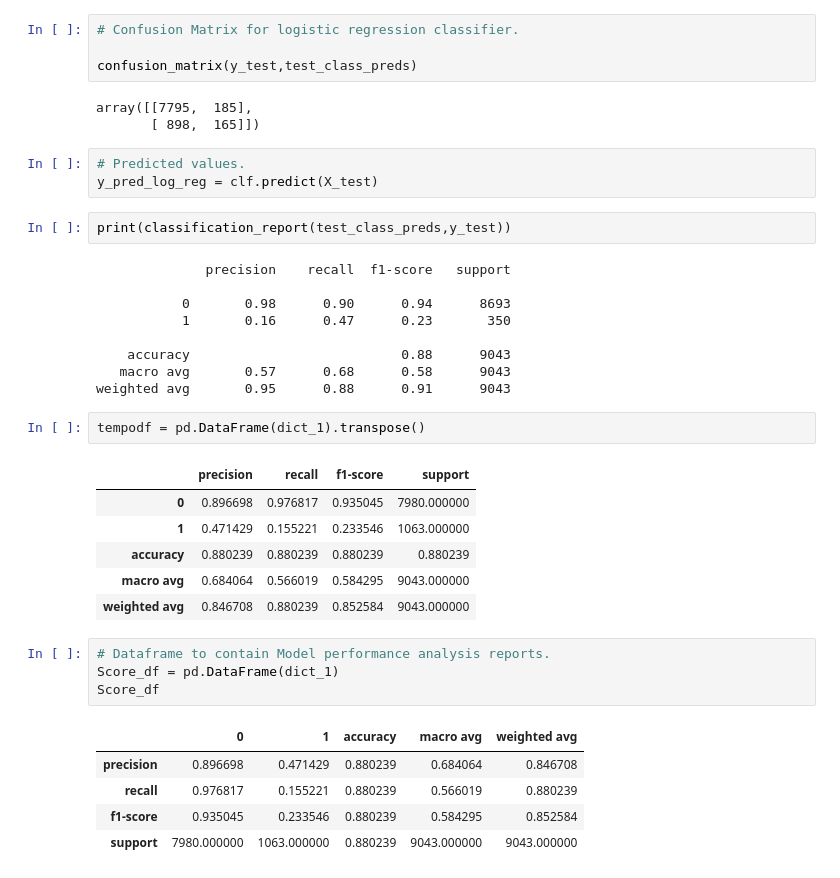
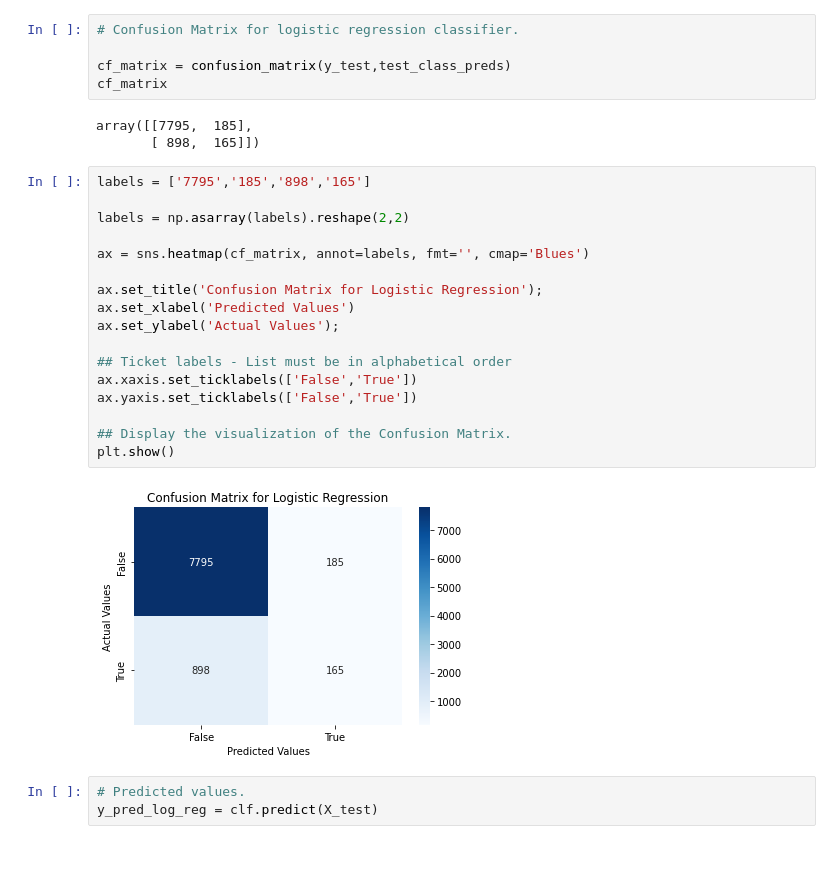
Before and after one commit to sainirajesh17/Bank_Marketing_Effectiveness_Prediction-ML_Classification-, a Jupyter notebook: Bank_Marketing_Effectiveness_Prediction_(Classification)_Capstone_Project.ipynb, the cells around one changed output. Saved outputs shown, nothing was run; the diff lists cells and outputs as text.

```diff
--- a/Bank_Marketing_Effectiveness_Prediction_(Classification)_Capstone_Project.ipynb
+++ b/Bank_Marketing_Effectiveness_Prediction_(Classification)_Capstone_Project.ipynb
@@ -492,40 +497,30 @@ The accuracy on test data is  0.8802388587858012
 # %%
 # Confusion Matrix for logistic regression classifier.
 
-confusion_matrix(y_test,test_class_preds)
+cf_matrix = confusion_matrix(y_test,test_class_preds)
+cf_matrix
 # %% [output]
 array([[7795,  185],
        [ 898,  165]])
+# %%
+labels = ['7795','185','898','165']
+
+labels = np.asarray(labels).reshape(2,2)
+
+ax = sns.heatmap(cf_matrix, annot=labels, fmt='', cmap='Blues')
+
+ax.set_title('Confusion Matrix for Logistic Regression');
+ax.set_xlabel('Predicted Values')
+ax.set_ylabel('Actual Values');
+
+## Ticket labels - List must be in alphabetical order
+ax.xaxis.set_ticklabels(['False','True'])
+ax.yaxis.set_ticklabels(['False','True'])
+
+## Display the visualization of the Confusion Matrix.
+plt.show()
+# %% [output]
+[figure, added]
 # %%
 # Predicted values.
 y_pred_log_reg = clf.predict(X_test)
-# %%
-print(classification_report(test_class_preds,y_test))
-# %% [output]
-              precision    recall  f1-score   support
-
-           0       0.98      0.90      0.94      8693
-           1       0.16      0.47      0.23       350
-
-    accuracy                           0.88      9043
-   macro avg       0.57      0.68      0.58      9043
-weighted avg       0.95      0.88      0.91      9043
-# %%
-tempodf = pd.DataFrame(dict_1).transpose()
-# %% [output]
-|  | precision | recall | f1-score | support |
-| 0 | 0.896698 | 0.976817 | 0.935045 | 7980.000000 |
-| 1 | 0.471429 | 0.155221 | 0.233546 | 1063.000000 |
-| accuracy | 0.880239 | 0.880239 | 0.880239 | 0.880239 |
-| macro avg | 0.684064 | 0.566019 | 0.584295 | 9043.000000 |
-| weighted avg | 0.846708 | 0.880239 | 0.852584 | 9043.000000 |
-# %%
-# Dataframe to contain Model performance analysis reports.
-Score_df = pd.DataFrame(dict_1)
-Score_df
-# %% [output]
-|  | 0 | 1 | accuracy | macro avg | weighted avg |
-| precision | 0.896698 | 0.471429 | 0.880239 | 0.684064 | 0.846708 |
-| recall | 0.976817 | 0.155221 | 0.880239 | 0.566019 | 0.880239 |
-| f1-score | 0.935045 | 0.233546 | 0.880239 | 0.584295 | 0.852584 |
-| support | 7980.000000 | 1063.000000 | 0.880239 | 9043.000000 | 9043.000000 |
```
Also changed, not shown: parts of 40 cells of this notebook.
